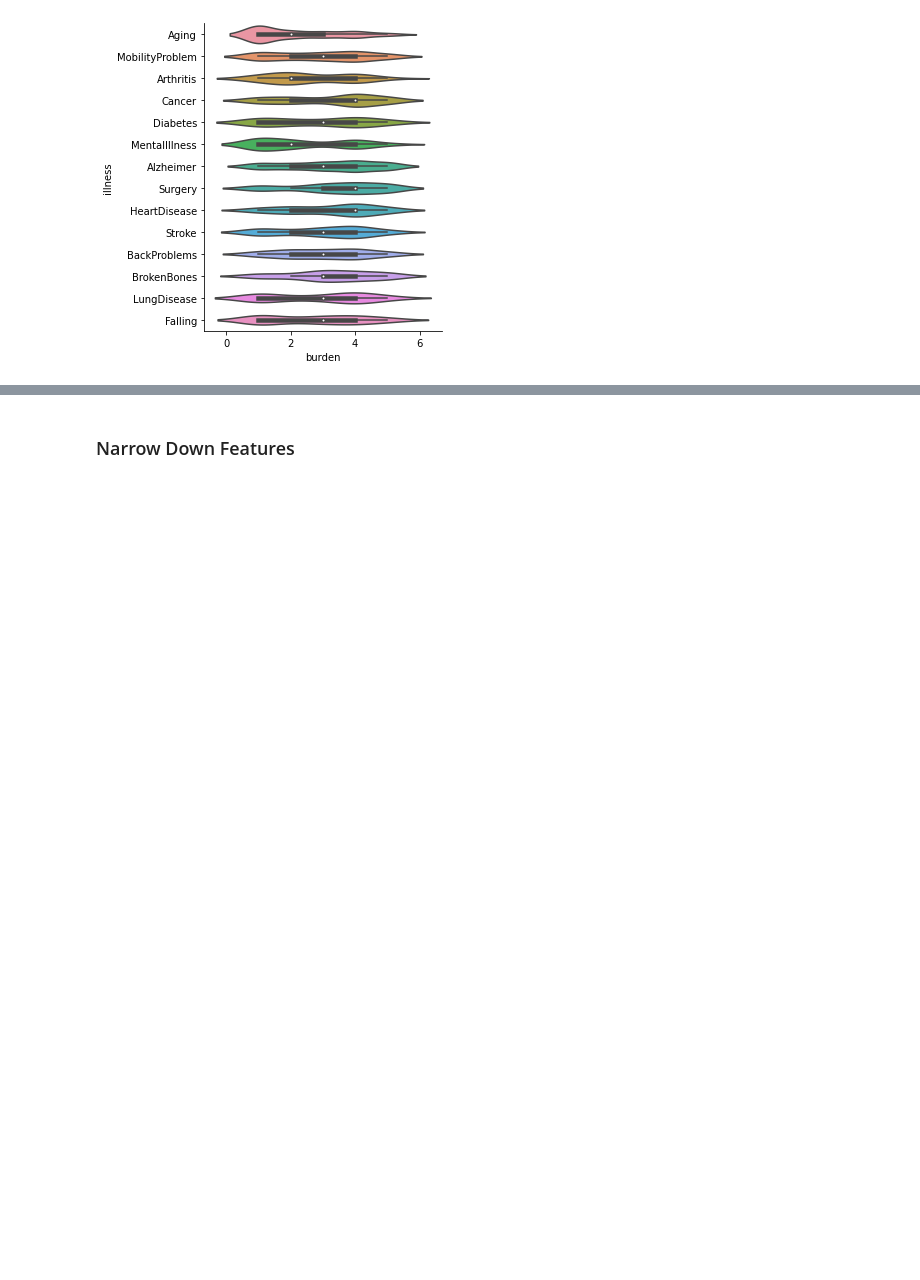
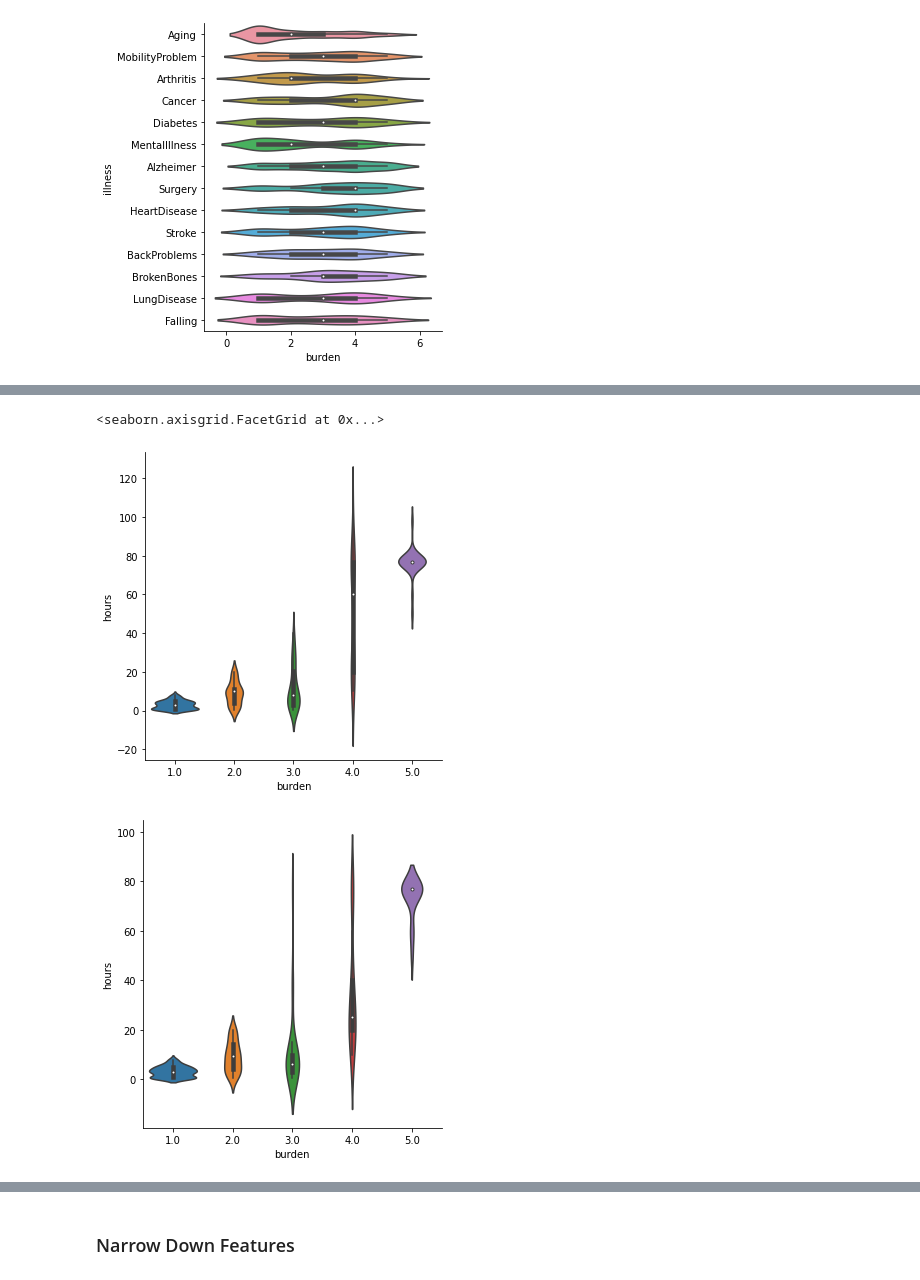
Before and after one commit to woonsupkim/BurdenofCare, a Jupyter notebook: burden.ipynb, the cells around one changed output, grey strips where cells are left out. Saved outputs shown, nothing was run; the diff lists cells and outputs as text; code cells hidden in the pictures; blank space fills up the shorter version.

Commit message:
added more plots

```diff
--- a/burden.ipynb
+++ b/burden.ipynb
@@ -327,0 +337,7 @@ sns.catplot(x="burden", y="illness",
+# %%
+sns.catplot(x="burden", y="hours", kind="violin", data=data_2015[data_2015['illness'] == 'Aging'])
+sns.catplot(x="burden", y="hours", kind="violin", data=data_2020[data_2020['illness'] == 'Aging'])
+# %% [output]
+<seaborn.axisgrid.FacetGrid at 0x...>
+[figure, added]
+[figure, added]
```
Also changed, not shown: parts of 9 cells of this notebook.
